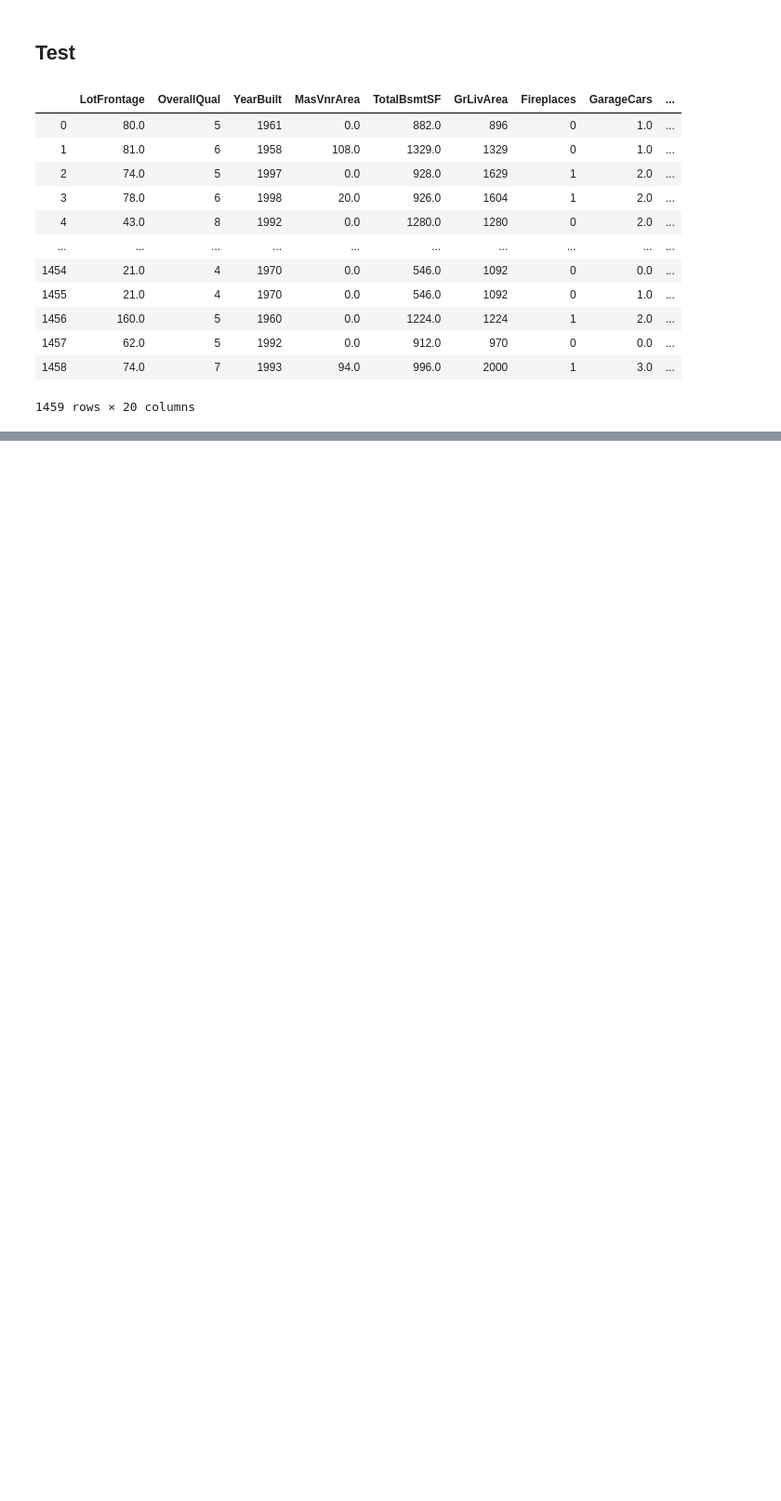
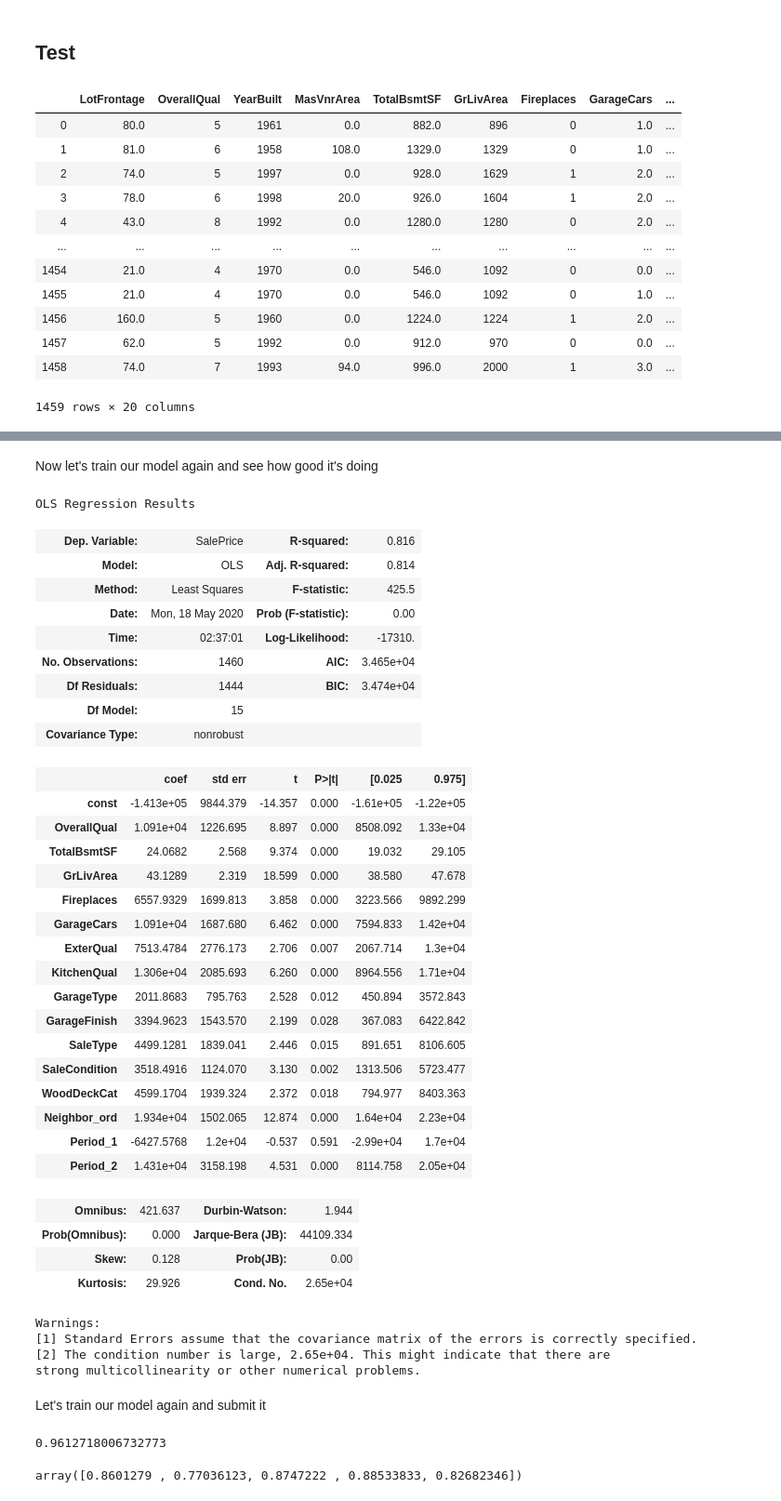
Before and after one commit to TheGodFather05/ML, a Jupyter notebook: house price prediction/House pricing.ipynb, the cells around one changed output, grey strips where cells are left out. Shown at 93% size. Saved outputs shown, nothing was run; the diff lists cells and outputs as text; code cells hidden in the pictures; blank space fills up the shorter version.

```diff
--- a/house price prediction/House pricing.ipynb
+++ b/house price prediction/House pricing.ipynb
@@ -1165,0 +1260,4 @@ x_test_df=x_test_df.drop(['SaleCondition'],axis=1)
+# %%
+X=sm.add_constant(x_df)
+
+multi_lin_reg=sm.OLS(y_df,X).fit()
@@ -1165,0 +1313,51 @@ x_test_df=x_test_df.drop(['SaleCondition'],axis=1)
+# %%
+x_df=x_df.drop(["LotFrontage","MasVnrType","HeatingQC","OpenPorchCat"],axis=1)
+# %% [markdown]
+Now let's train our model again and see how good it's doing
+# %%
+X=sm.add_constant(x_df)
+multi_lin_reg=sm.OLS(y_df,X).fit()
+multi_lin_reg.summary()
+# %% [output]
+OLS Regression Results
+| Dep. Variable: | SalePrice | R-squared: | 0.816 |
+| Model: | OLS | Adj. R-squared: | 0.814 |
+| Method: | Least Squares | F-statistic: | 425.5 |
+| Date: | Mon, 18 May 2020 | Prob (F-statistic): | 0.00 |
+| Time: | 02:37:01 | Log-Likelihood: | -17310. |
+| No. Observations: | 1460 | AIC: | 3.465e+04 |
+| Df Residuals: | 1444 | BIC: | 3.474e+04 |
+| Df Model: | 15 |  |  |
+| Covariance Type: | nonrobust |  |  |
+|  | coef | std err | t | P>|t| | [0.025 | 0.975] |
+| const | -1.413e+05 | 9844.379 | -14.357 | 0.000 | -1.61e+05 | -1.22e+05 |
+| OverallQual | 1.091e+04 | 1226.695 | 8.897 | 0.000 | 8508.092 | 1.33e+04 |
+| TotalBsmtSF | 24.0682 | 2.568 | 9.374 | 0.000 | 19.032 | 29.105 |
+| GrLivArea | 43.1289 | 2.319 | 18.599 | 0.000 | 38.580 | 47.678 |
+| Fireplaces | 6557.9329 | 1699.813 | 3.858 | 0.000 | 3223.566 | 9892.299 |
+| GarageCars | 1.091e+04 | 1687.680 | 6.462 | 0.000 | 7594.833 | 1.42e+04 |
+| ExterQual | 7513.4784 | 2776.173 | 2.706 | 0.007 | 2067.714 | 1.3e+04 |
+| KitchenQual | 1.306e+04 | 2085.693 | 6.260 | 0.000 | 8964.556 | 1.71e+04 |
+| GarageType | 2011.8683 | 795.763 | 2.528 | 0.012 | 450.894 | 3572.843 |
+| GarageFinish | 3394.9623 | 1543.570 | 2.199 | 0.028 | 367.083 | 6422.842 |
+| SaleType | 4499.1281 | 1839.041 | 2.446 | 0.015 | 891.651 | 8106.605 |
+| SaleCondition | 3518.4916 | 1124.070 | 3.130 | 0.002 | 1313.506 | 5723.477 |
+| WoodDeckCat | 4599.1704 | 1939.324 | 2.372 | 0.018 | 794.977 | 8403.363 |
+| Neighbor_ord | 1.934e+04 | 1502.065 | 12.874 | 0.000 | 1.64e+04 | 2.23e+04 |
+| Period_1 | -6427.5768 | 1.2e+04 | -0.537 | 0.591 | -2.99e+04 | 1.7e+04 |
+| Period_2 | 1.431e+04 | 3158.198 | 4.531 | 0.000 | 8114.758 | 2.05e+04 |
+| Omnibus: | 421.637 | Durbin-Watson: | 1.944 |
+| Prob(Omnibus): | 0.000 | Jarque-Bera (JB): | 44109.334 |
+| Skew: | 0.128 | Prob(JB): | 0.00 |
+| Kurtosis: | 29.926 | Cond. No. | 2.65e+04 |
+Warnings:
+[1] Standard Errors assume that the covariance matrix of the errors is correctly specified.
+[2] The condition number is large, 2.65e+04. This might indicate that there are
+strong multicollinearity or other numerical problems.
+# %% [markdown]
+Let's train our model again and submit it
+# %%
+rand_for=rfr.fit(x_df,y_df)
+rand_for.score(x_df,y_df)
+# %% [output]
+0.9612718006732773
@@ -1165,0 +1375,5 @@ x_test_df=x_test_df.drop(['SaleCondition'],axis=1)
+# %%
+cross_validation_score=cross_val_score(rand_for,x_df,y_df,cv=5, scoring='r2')
+cross_validation_score
+# %% [output]
+array([0.8601279 , 0.77036123, 0.8747222 , 0.88533833, 0.82682346])
```
Also changed, not shown: parts of 27 cells of this notebook, 1 other file.
